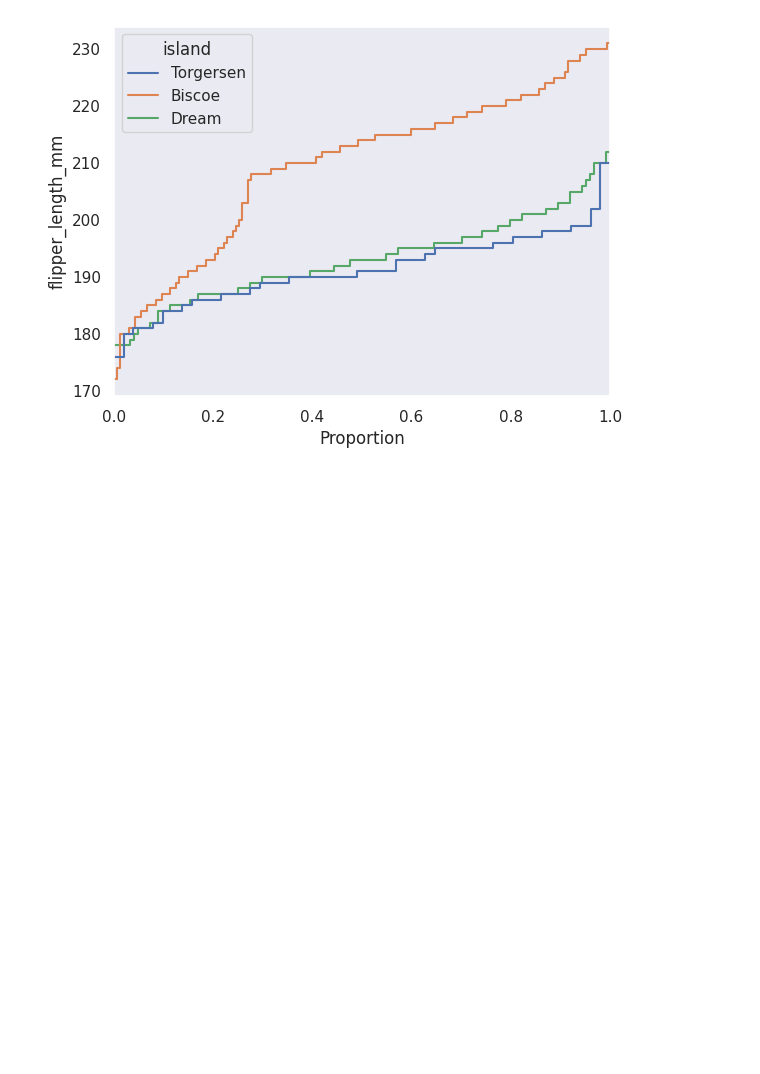
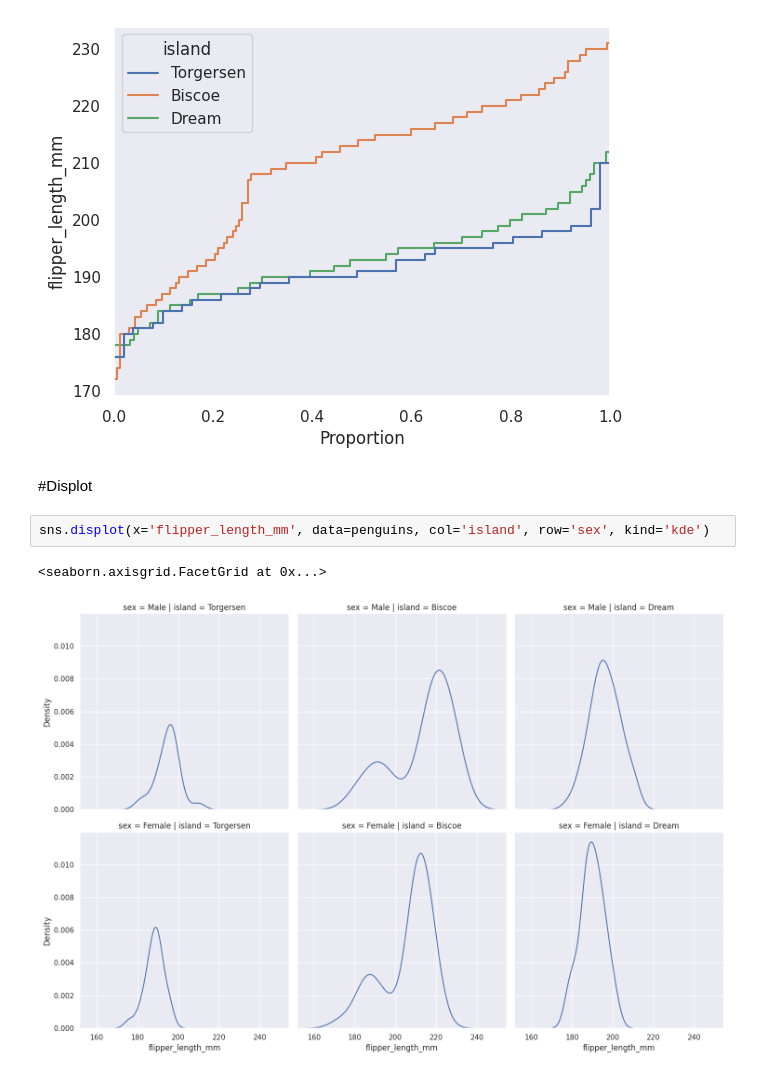
Before and after one commit to KeerthanaSistla/Python-for-Data-Analysis-Visualization, a Jupyter notebook: Seaborn.ipynb, the cells around one changed output. Cells and saved outputs as stored; diff of their text form; blank space fills up the shorter version.

```diff
--- a/Seaborn.ipynb
+++ b/Seaborn.ipynb
@@ -366,3 +366,10 @@ sns.ecdfplot(y='flipper_length_mm', data=penguins, hue='island')
 plt.grid()
 # %% [output]
 [figure]
+# %% [markdown]
+#Displot
+# %%
+sns.displot(x='flipper_length_mm', data=penguins, col='island', row='sex', kind='kde')
+# %% [output]
+<seaborn.axisgrid.FacetGrid at 0x...>
+[figure, added]
```
